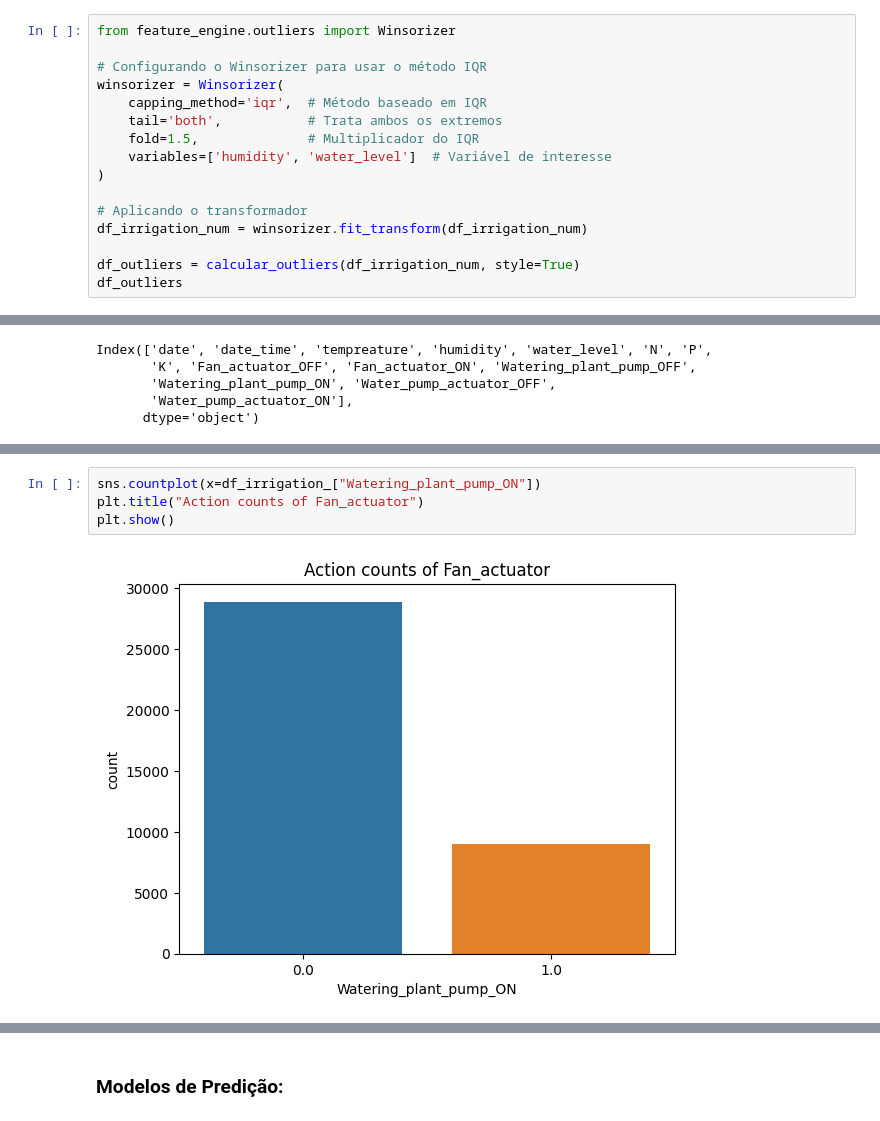
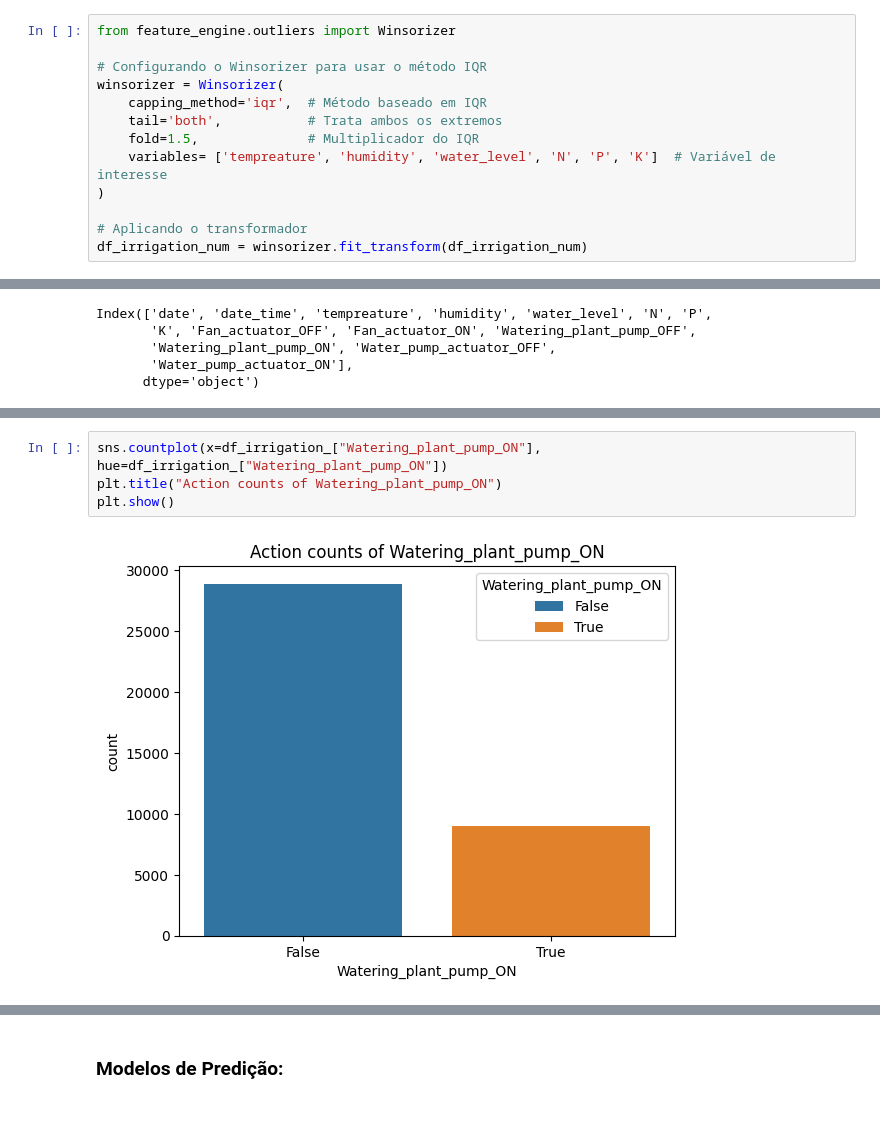
Before and after one commit to igbarretoIB/DataScienceAgriculturaDigital_SmartIrrigationSystem, a Jupyter notebook: Smart_Irrigation_System.ipynb, the cells around one changed output, grey strips where cells are left out. Cells and saved outputs as stored; diff of their text form.

```diff
--- a/Smart_Irrigation_System.ipynb
+++ b/Smart_Irrigation_System.ipynb
@@ -702,11 +748,8 @@ winsorizer = Winsorizer(
     capping_method='iqr',  # Método baseado em IQR
     tail='both',           # Trata ambos os extremos
     fold=1.5,              # Multiplicador do IQR
-    variables=['humidity', 'water_level']  # Variável de interesse
+    variables= ['tempreature', 'humidity', 'water_level', 'N', 'P', 'K']  # Variável de interesse
 )
 
 # Aplicando o transformador
 df_irrigation_num = winsorizer.fit_transform(df_irrigation_num)
-
-df_outliers = calcular_outliers(df_irrigation_num, style=True)
-df_outliers
@@ -857,9 +891,9 @@ plt.show()
 # %%
-sns.countplot(x=df_irrigation_["Watering_plant_pump_ON"])
-plt.title("Action counts of Fan_actuator")
+sns.countplot(x=df_irrigation_["Watering_plant_pump_ON"], hue=df_irrigation_["Watering_plant_pump_ON"])
+plt.title("Action counts of Watering_plant_pump_ON")
 plt.show()
 # %% [output]
-[figure, old version]
+[figure, new version]
 # %%
 sns.countplot(x=df_irrigation_["Watering_plant_pump_ON"])
 plt.title("Action counts of Fan_actuator")
```
Also changed, not shown: parts of 28 cells of this notebook, 5 other files.
